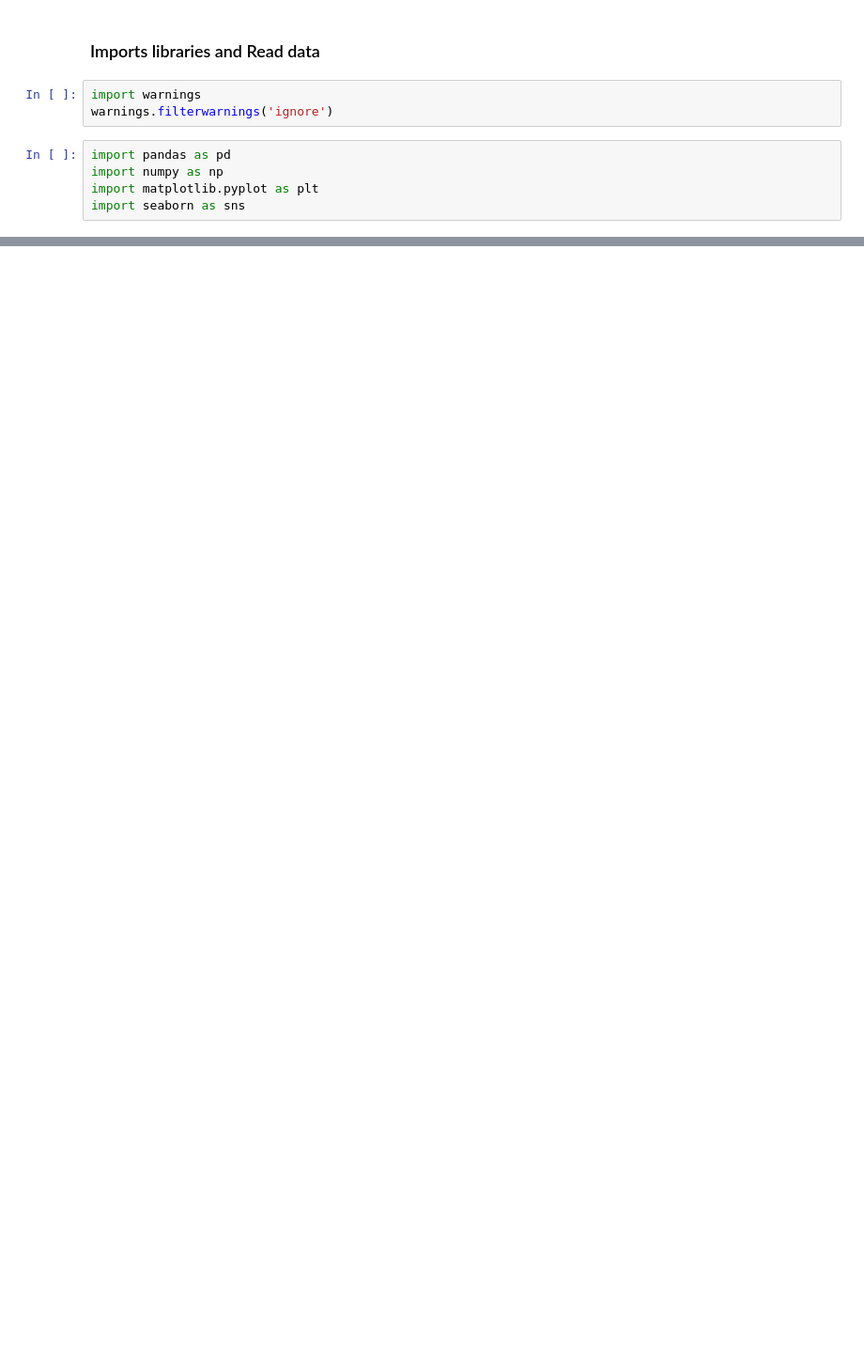
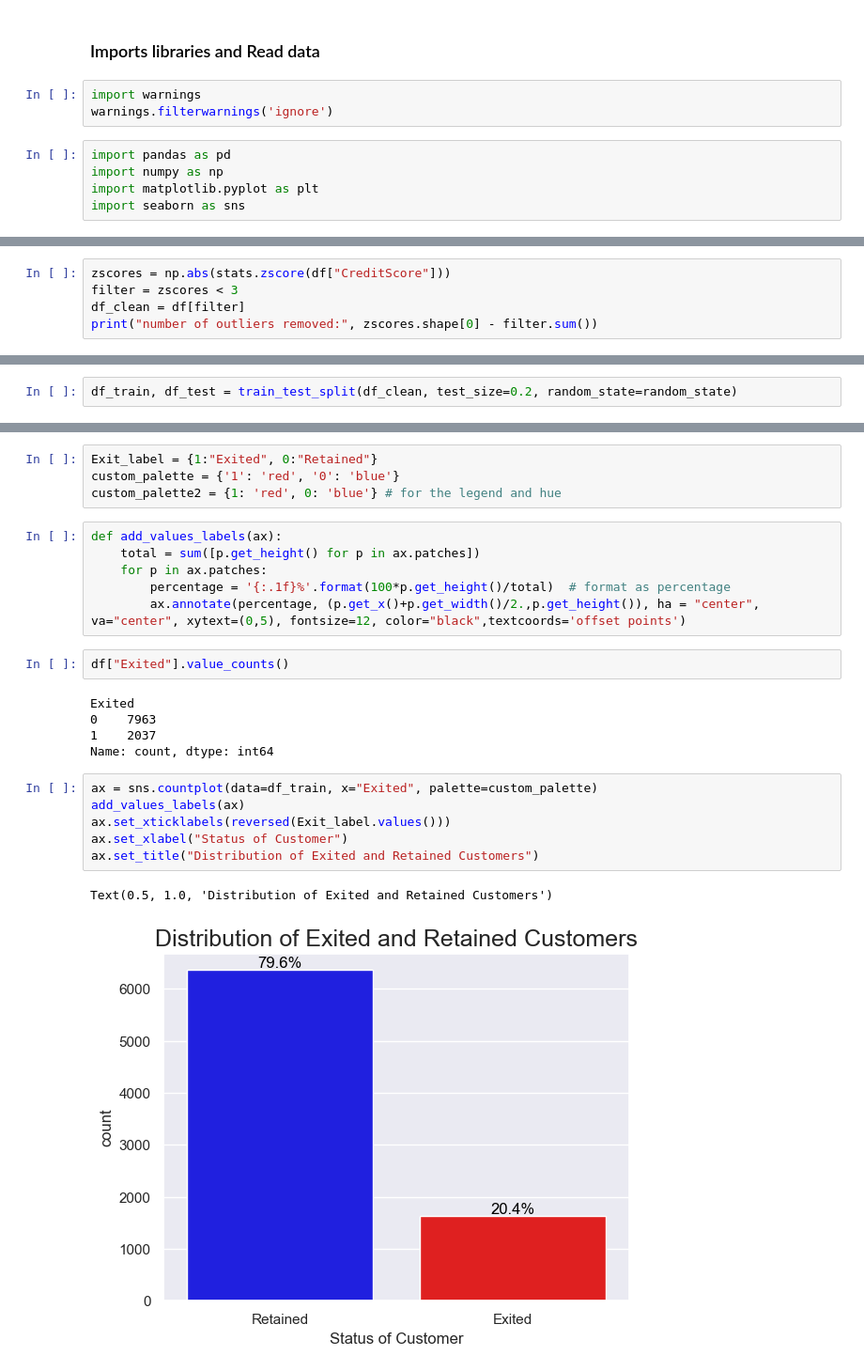
Before and after one commit to aakmalf/projects, a Jupyter notebook: churn-bank/notebooks/data.ipynb, the cells around one changed output, grey strips where cells are left out. Shown: that part at 94% size. Saved outputs shown, nothing was run; the diff lists cells and outputs as text; blank space fills up the shorter version.

```diff
--- a/churn-bank/notebooks/data.ipynb
+++ b/churn-bank/notebooks/data.ipynb
@@ -41,0 +91,5 @@ memory usage: 1.1+ MB
+# %%
+zscores = np.abs(stats.zscore(df["CreditScore"]))
+filter = zscores < 3
+df_clean = df[filter]
+print("number of outliers removed:", zscores.shape[0] - filter.sum())
@@ -41,0 +102,2 @@ memory usage: 1.1+ MB
+# %%
+df_train, df_test = train_test_split(df_clean, test_size=0.2, random_state=random_state)
@@ -41,0 +108,26 @@ memory usage: 1.1+ MB
+# %%
+Exit_label = {1:"Exited", 0:"Retained"}
+custom_palette = {'1': 'red', '0': 'blue'}
+custom_palette2 = {1: 'red', 0: 'blue'} # for the legend and hue
+# %%
+def add_values_labels(ax):
+    total = sum([p.get_height() for p in ax.patches])
+    for p in ax.patches:
+        percentage = '{:.1f}%'.format(100*p.get_height()/total)  # format as percentage
+        ax.annotate(percentage, (p.get_x()+p.get_width()/2.,p.get_height()), ha = "center", va="center", xytext=(0,5), fontsize=12, color="black",textcoords='offset points')
+# %%
+df["Exited"].value_counts()
+# %% [output]
+Exited
+0    7963
+1    2037
+Name: count, dtype: int64
+# %%
+ax = sns.countplot(data=df_train, x="Exited", palette=custom_palette)
+add_values_labels(ax)
+ax.set_xticklabels(reversed(Exit_label.values()))
+ax.set_xlabel("Status of Customer")
+ax.set_title("Distribution of Exited and Retained Customers")
+# %% [output]
+Text(0.5, 1.0, 'Distribution of Exited and Retained Customers')
+[figure, added]
```
Also changed, not shown: parts of 30 cells of this notebook.
